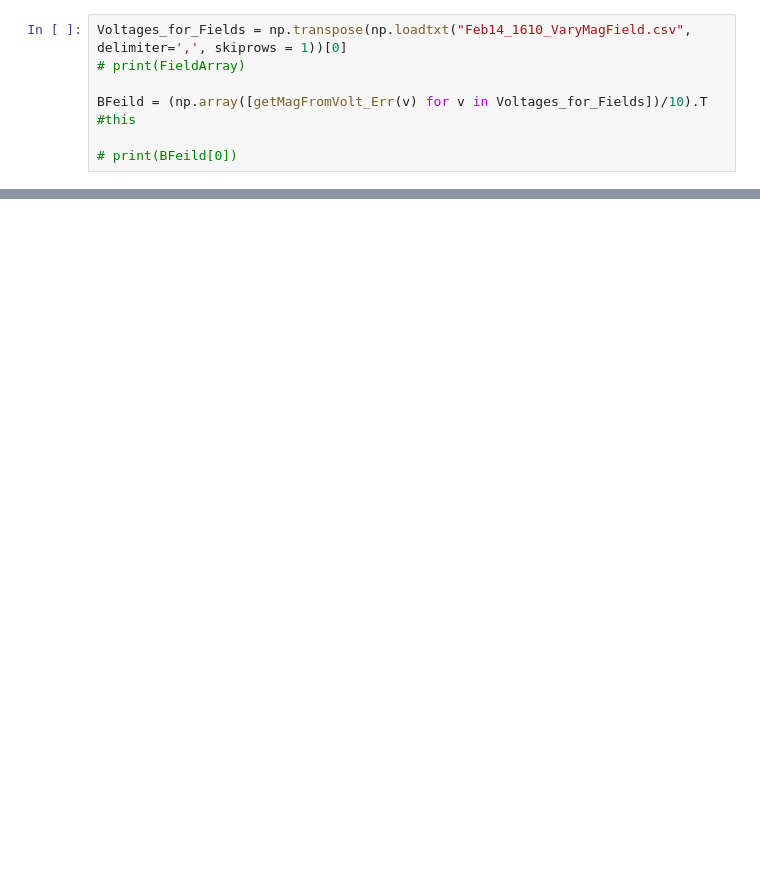
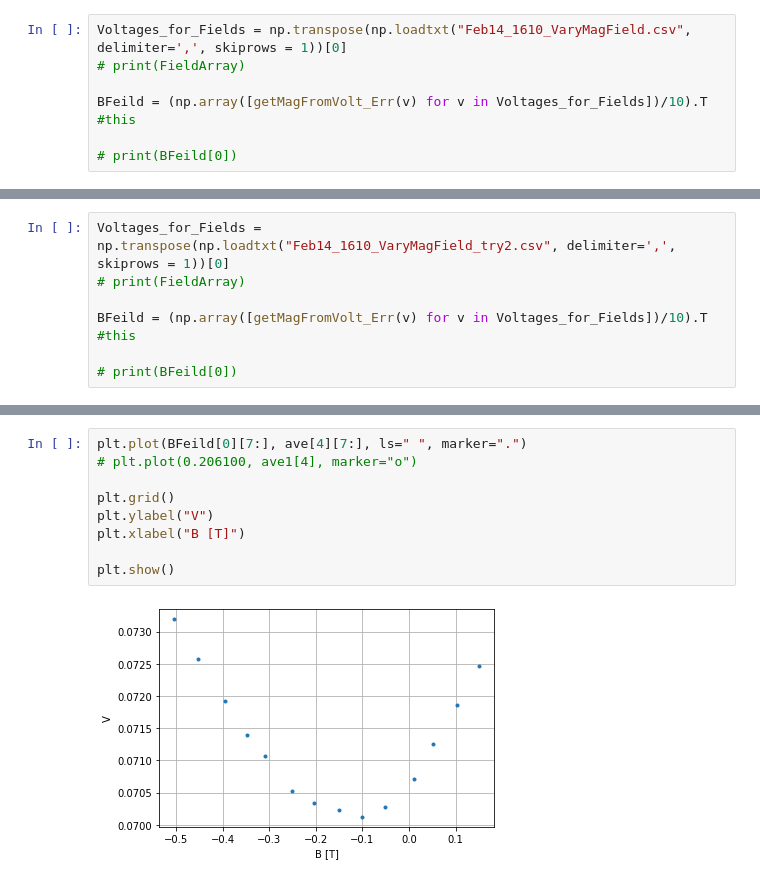
Before and after one commit to eklem1/ModernLab, a Jupyter notebook: VaryMag_constTemp.ipynb, the cells around one changed output, grey strips where cells are left out. Drawn from its saved outputs; the diff is of its cells as text; blank space fills up the shorter version.

```diff
--- a/VaryMag_constTemp.ipynb
+++ b/VaryMag_constTemp.ipynb
@@ -180,0 +218,7 @@ plt.show()
+# %%
+Voltages_for_Fields = np.transpose(np.loadtxt("Feb14_1610_VaryMagField_try2.csv", delimiter=',', skiprows = 1))[0]
+# print(FieldArray)
+
+BFeild = (np.array([getMagFromVolt_Err(v) for v in Voltages_for_Fields])/10).T #this
+
+# print(BFeild[0])
@@ -180,0 +268,11 @@ plt.show()
+# %%
+plt.plot(BFeild[0][7:], ave[4][7:], ls=" ", marker=".")
+# plt.plot(0.206100, ave1[4], marker="o")
+
+plt.grid()
+plt.ylabel("V")
+plt.xlabel("B [T]")
+
+plt.show()
+# %% [output]
+[figure, added]
```
Also changed, not shown: parts of 7 cells of this notebook, 1 other file.
